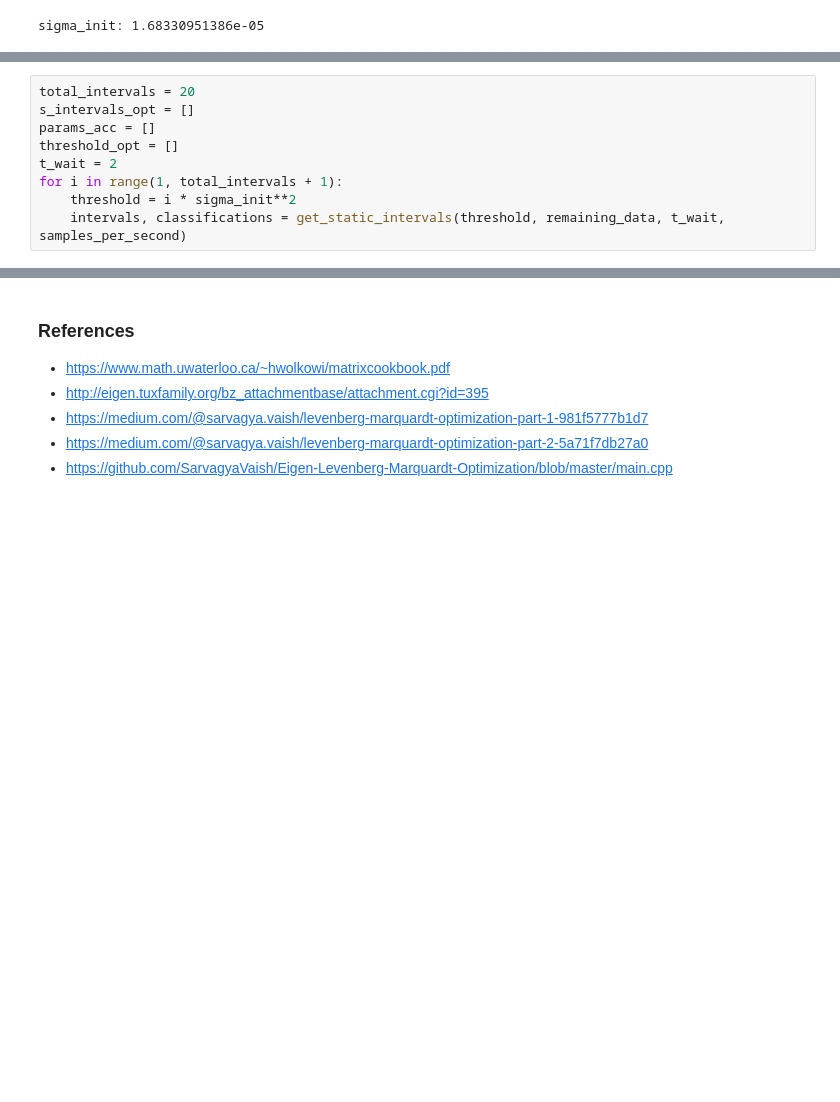
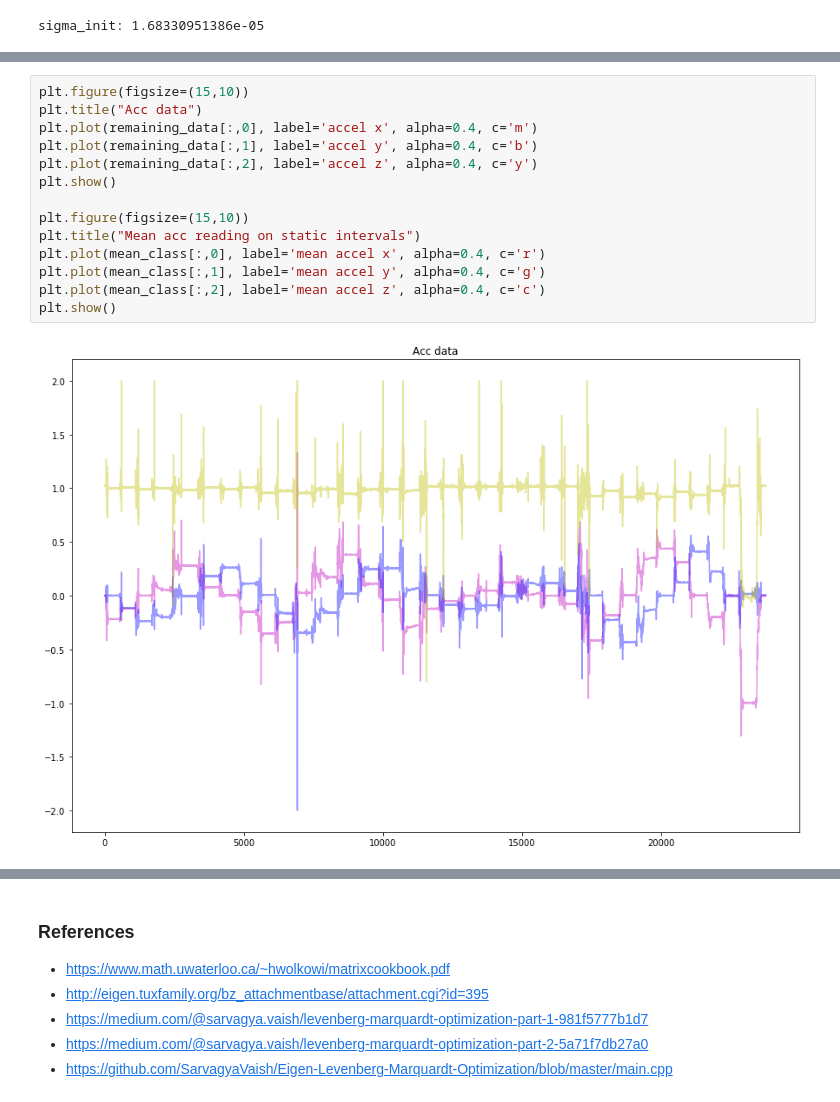
Before and after one commit to PHIL-MQP/phil, a Jupyter notebook: python/notebooks/IMU Calibration.ipynb, the cells around one changed output, grey strips where cells are left out. Cells and saved outputs as stored; diff of their text form; blank space fills up the shorter version.

```diff
--- a/python/notebooks/IMU Calibration.ipynb
+++ b/python/notebooks/IMU Calibration.ipynb
@@ -473,9 +351,0 @@ plt.show()
-# %%
-total_intervals = 20
-s_intervals_opt = []
-params_acc = []
-threshold_opt = []
-t_wait = 2
-for i in range(1, total_intervals + 1):
-    threshold = i * sigma_init**2
-    intervals, classifications = get_static_intervals(threshold, remaining_data, t_wait, samples_per_second)
@@ -481,0 +494,16 @@ for i in range(1, total_intervals + 1):
+# %%
+plt.figure(figsize=(15,10))
+plt.title("Acc data")
+plt.plot(remaining_data[:,0], label='accel x', alpha=0.4, c='m')
+plt.plot(remaining_data[:,1], label='accel y', alpha=0.4, c='b')
+plt.plot(remaining_data[:,2], label='accel z', alpha=0.4, c='y')
+plt.show()
+
+plt.figure(figsize=(15,10))
+plt.title("Mean acc reading on static intervals")
+plt.plot(mean_class[:,0], label='mean accel x', alpha=0.4, c='r')
+plt.plot(mean_class[:,1], label='mean accel y', alpha=0.4, c='g')
+plt.plot(mean_class[:,2], label='mean accel z', alpha=0.4, c='c')
+plt.show()
+# %% [output]
+[figure, added]
```
Also changed, not shown: parts of 11 cells of this notebook.
